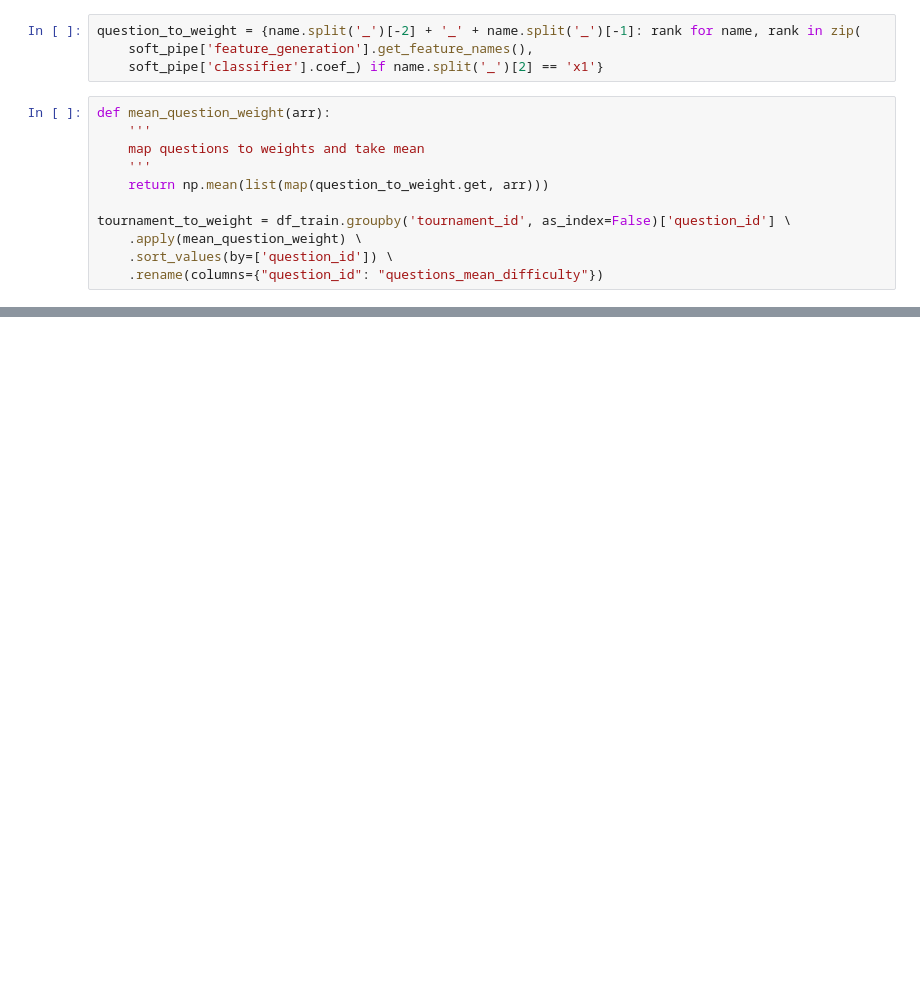
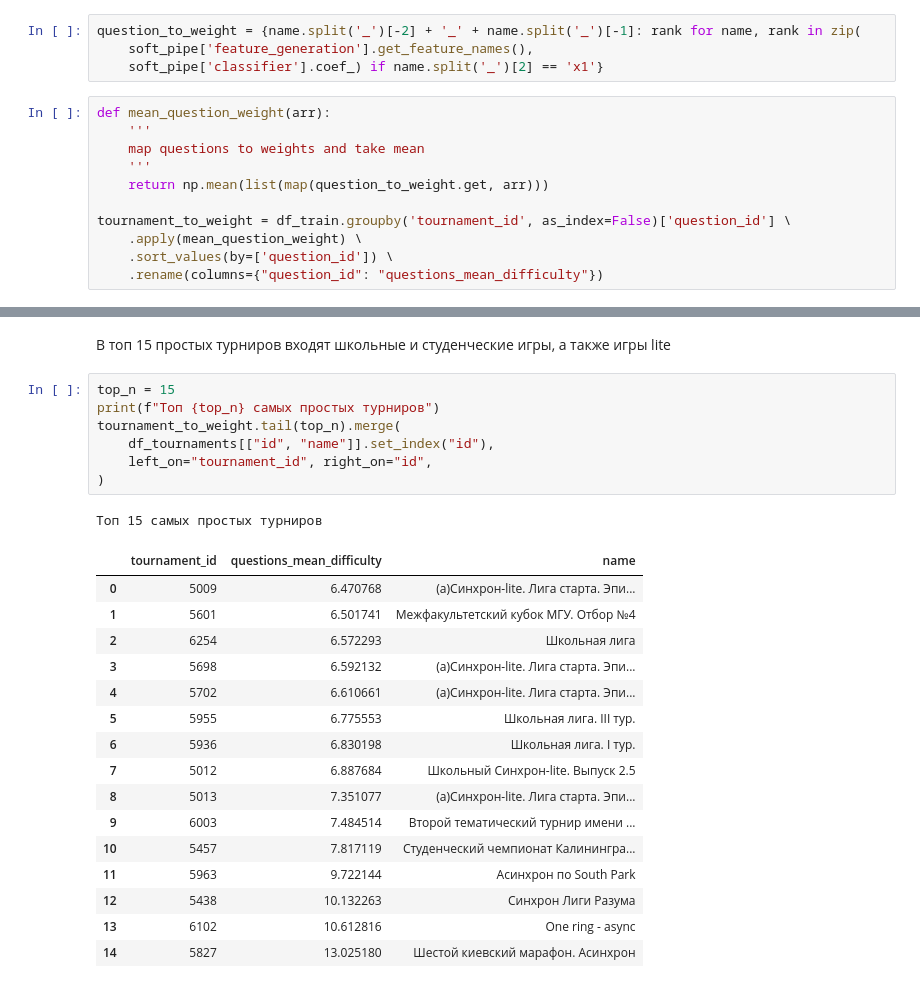
Before and after one commit to alex-tikh/MADE_2_ml, a Jupyter notebook: hw2/hw2.ipynb, the cells around one changed output, grey strips where cells are left out. Drawn from its saved outputs; the diff is of its cells as text; blank space fills up the shorter version.

```diff
--- a/hw2/hw2.ipynb
+++ b/hw2/hw2.ipynb
@@ -422,0 +402,27 @@ tournament_to_weight.tail(TOP_N).merge(
+# %% [markdown]
+В топ 15 простых турниров входят школьные и студенческие игры, а также игры lite
+# %%
+top_n = 15
+print(f"Топ {top_n} самых простых турниров")
+tournament_to_weight.tail(top_n).merge(
+    df_tournaments[["id", "name"]].set_index("id"),
+    left_on="tournament_id", right_on="id",
+)
+# %% [output]
+Топ 15 самых простых турниров
+|  | tournament_id | questions_mean_difficulty | name |
+| 0 | 5009 | 6.470768 | (а)Синхрон-lite. Лига старта. Эпи... |
+| 1 | 5601 | 6.501741 | Межфакультетский кубок МГУ. Отбор №4 |
+| 2 | 6254 | 6.572293 | Школьная лига |
+| 3 | 5698 | 6.592132 | (а)Синхрон-lite. Лига старта. Эпи... |
+| 4 | 5702 | 6.610661 | (а)Синхрон-lite. Лига старта. Эпи... |
+| 5 | 5955 | 6.775553 | Школьная лига. III тур. |
+| 6 | 5936 | 6.830198 | Школьная лига. I тур. |
+| 7 | 5012 | 6.887684 | Школьный Синхрон-lite. Выпуск 2.5 |
+| 8 | 5013 | 7.351077 | (а)Синхрон-lite. Лига старта. Эпи... |
+| 9 | 6003 | 7.484514 | Второй тематический турнир имени ... |
+| 10 | 5457 | 7.817119 | Студенческий чемпионат Калинингра... |
+| 11 | 5963 | 9.722144 | Асинхрон по South Park |
+| 12 | 5438 | 10.132263 | Синхрон Лиги Разума |
+| 13 | 6102 | 10.612816 | One ring - async |
+| 14 | 5827 | 13.025180 | Шестой киевский марафон. Асинхрон |
```
Also changed, not shown: parts of 17 cells of this notebook, 4 other files.
